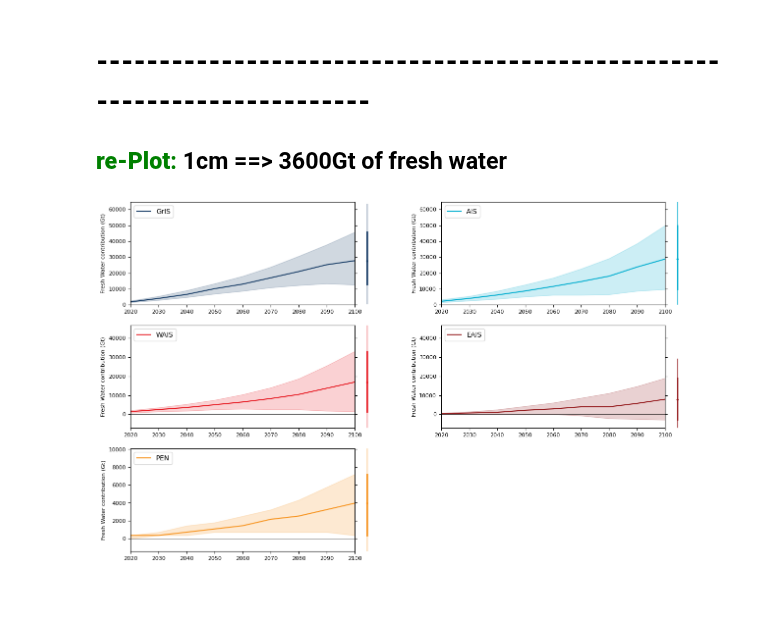
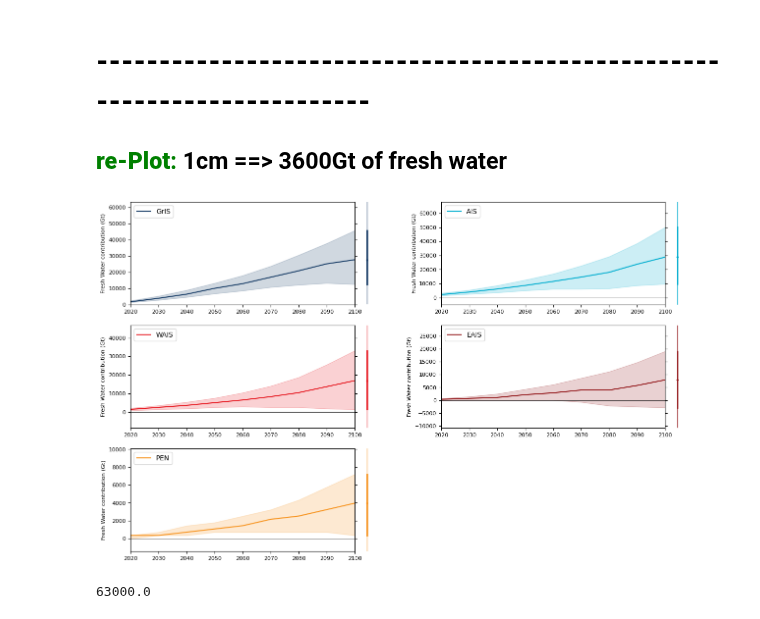
Before and after one commit to pkjr002/facts, a Jupyter notebook: JupNbk/000_pk-JupNb_TESTspace/ISMIP6/999_old/emulandice_mod.ipynb, the cells around one changed output. Cells and saved outputs as stored; diff of their text form; code cells hidden in the pictures.

```diff
--- a/JupNbk/000_pk-JupNb_TESTspace/ISMIP6/999_old/emulandice_mod.ipynb
+++ b/JupNbk/000_pk-JupNb_TESTspace/ISMIP6/999_old/emulandice_mod.ipynb
@@ -141,10 +145,10 @@ for component in COMPONENT:
     ylim =[yLOW, yHIG]
     #
     # Use Common Yaxis limits across panels.
-    if component == 'GrIS':  ylim =[0, 18]
-    if component == 'AIS':  ylim =[0, 18]
-    if component == 'WAIS':  ylim =[-2, 13]
-    if component == 'EAIS':  ylim =[-2, 13]
+    # if component == 'GrIS':  ylim =[0, 18]
+    # if component == 'AIS':  ylim =[0, 18]
+    # if component == 'WAIS':  ylim =[-2, 13]
+    # if component == 'EAIS':  ylim =[-2, 13]
     #
     ax1.legend(loc='upper left',prop={'size': 10});
     #
@@ -222,35 +226,39 @@ for component in COMPONENT:
     ax2.plot(XAX2.transpose(), Yax2_1.transpose(),color = eval(f'color_{component}'),linewidth=1)
     ax2.plot(XAX2.transpose(), Yax2_2.transpose(),color = eval(f'color_{component}'),linewidth=2)
     ax2.plot(XAX2.transpose(), Yax2_3.transpose(), color = eval(f'color_{component}'),marker = 'o',ms = 2,mfc='none')
     #
     # Dynm Ylim
     yLOW = np.min(Yax2_1[0]); yHIG = np.max(Yax2_1[0]);
     if yLOW > 0:  yLOW = 0
     ylim =[yLOW, yHIG]
     #
     # Use Common Yaxis limits across panels.
-    if component == 'GrIS':  ylim =[0, 18*gt]
-    if component == 'AIS':  ylim =[0, 18*gt]
-    if component == 'WAIS':  ylim =[-2*gt, 13*gt]
-    if component == 'EAIS':  ylim =[-2*gt, 13*gt]
+    # if component == 'GrIS':  ylim =[0, 18*gt]
+    # if component == 'AIS':  ylim =[0, 18*gt]
+    # if component == 'WAIS':  ylim =[-2*gt, 13*gt]
+    # if component == 'EAIS':  ylim =[-2*gt, 13*gt]
     #
     ax1.legend(loc='upper left',prop={'size': 10});
     #
     ax1.tick_params(axis='both', labelsize=8)
     ax1.yaxis.set_ticks_position('both')
     #
     ax1.set_xlim(xlim); ax1.set_ylim(ylim)
     ax2.set_ylim(ylim); ax2.axis('off'); ax2.set_xlim(xlim1);
     #
     ax1.set_ylabel("Fresh Water contribution (Gt)", size=8);
     # ax1.text(.27, .77,module[0], horizontalalignment='right',verticalalignment='top',weight='bold',fontsize=8,transform=ax1.transAxes)
 #
 today = date.today().strftime('%Y-%m-%d')
 # Save Figure.
 figureNAME = "Fig_emulandice-"+today+".pdf"+today+".pdf"
 if os.path.exists(figureNAME): os.remove(figureNAME)
 # plt.savefig(figureNAME, format="pdf", bbox_inches="tight")
 #
 plt.show()
 # %% [output]
-[figure, old version]
+[figure, new version]
+# %%
+17.5*3600
+# %% [output]
+63000.0
```
Also changed, not shown: parts of 2 cells of this notebook, 2 other files.
